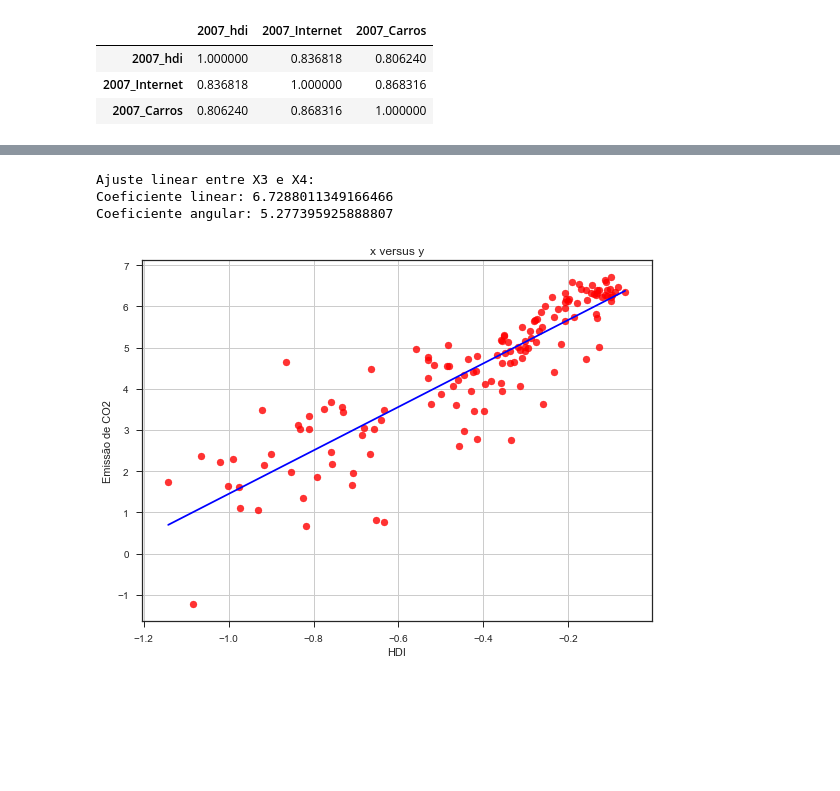
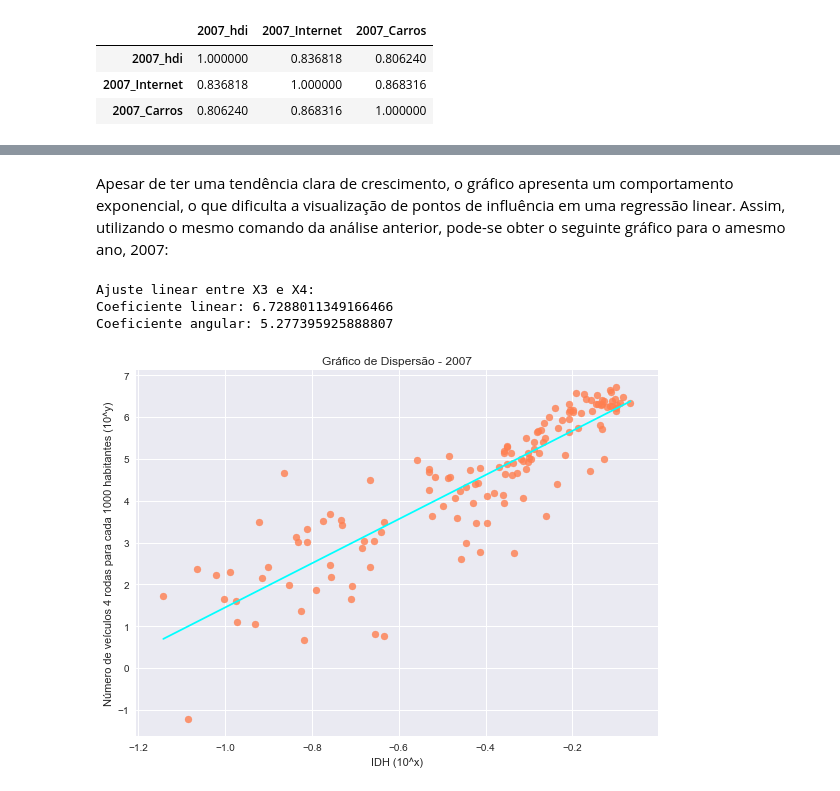
Before and after one commit to lnicascio/Projeto-1--Lucas-Nicascio-dos-Santos, a Jupyter notebook: Ciência dos Dados.ipynb, the cells around one changed output, grey strips where cells are left out. Cells and saved outputs as stored; diff of their text form; code cells hidden in the pictures; blank space fills up the shorter version.

Commit message:
Projeto contendo análise escrita

```diff
--- a/Ciência dos Dados.ipynb
+++ b/Ciência dos Dados.ipynb
@@ -154,20 +145,20 @@ def reta(data_final_x, data_final_y):
     a = data_final_y.cov(data_final_x) / data_final_x.var()
     b = data_final_y.mean() - a*data_final_x.mean()
 
-    print('Ajuste linear entre X3 e X4:')
+    print('Ajuste linear:')
     print('Coeficiente linear:', b)
     print('Coeficiente angular:', a)
 
-    fig = plt.figure(figsize=(8, 6))
+    fig = plt.figure(figsize = (8, 6))
     plt.scatter(data_final_x, data_final_y, c='tomato', alpha=0.8)
     plt.title('x versus y')
     plt.xlabel('HDI')
-    plt.ylabel('Internet')
+    plt.ylabel('Número de usuários de Internet a cada 1000 habitantes (10^y)')
 
     plt.plot((data_final_x.min(), data_final_x.max()), (a*data_final_x.min()+b, a*data_final_x.max()+b), color='aqua')
 
     plt.tight_layout()
-    plt.grid()
+    plt.grid(True)
     plt.show()
 # %%
 reta(hdi_log, net_log)
@@ -179,27 +181,29 @@ Coeficiente angular: 4.997763208487012
+# %% [markdown]
+Apesar de ter uma tendência clara de crescimento, o gráfico apresenta um comportamento exponencial, o que dificulta a visualização de pontos de influência em uma regressão linear. Assim, utilizando o mesmo comando da análise anterior, pode-se obter o seguinte gráfico para o amesmo ano, 2007:
 # %%
  def reta(data_final_x, data_final_y):
     a = data_final_y.cov(data_final_x) / data_final_x.var()
     b = data_final_y.mean() - a*data_final_x.mean()
 
     print('Ajuste linear entre X3 e X4:')
     print('Coeficiente linear:', b)
     print('Coeficiente angular:', a)
 
     fig = plt.figure(figsize=(8, 6))
-    plt.scatter(data_final_x, data_final_y, c='red', alpha=0.8)
-    plt.title('x versus y')
-    plt.xlabel('HDI')
-    plt.ylabel('Emissão de CO2')
+    plt.scatter(data_final_x, data_final_y, c='coral', alpha=0.8)
+    plt.title('Gráfico de Dispersão - 2007')
+    plt.xlabel('IDH (10^x)')
+    plt.ylabel('Número de veículos 4 rodas para cada 1000 habitantes (10^y)')
 
-    plt.plot((data_final_x.min(), data_final_x.max()), (a*data_final_x.min()+b, a*data_final_x.max()+b), color='blue')
+    plt.plot((data_final_x.min(), data_final_x.max()), (a*data_final_x.min()+b, a*data_final_x.max()+b), color='aqua')
 
     plt.tight_layout()
-    plt.grid()
+    plt.grid(True)
     plt.show()
 
 reta(hdi_log, cars_log)
 # %% [output]
 Ajuste linear entre X3 e X4:
 Coeficiente linear: 6.7288011349166466
 Coeficiente angular: 5.277395925888807
-[figure, old version]
+[figure, new version]
```
Also changed, not shown: parts of 40 cells of this notebook.
